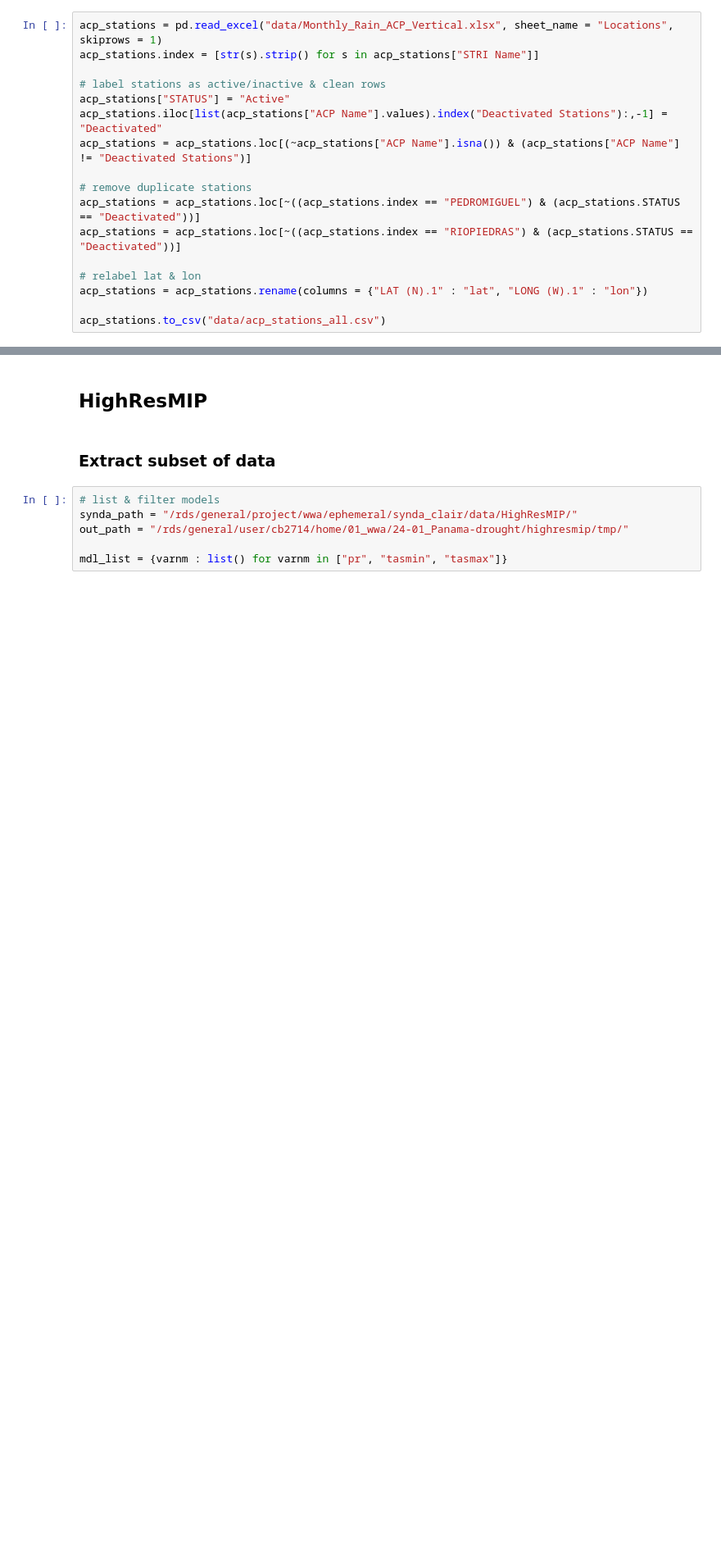
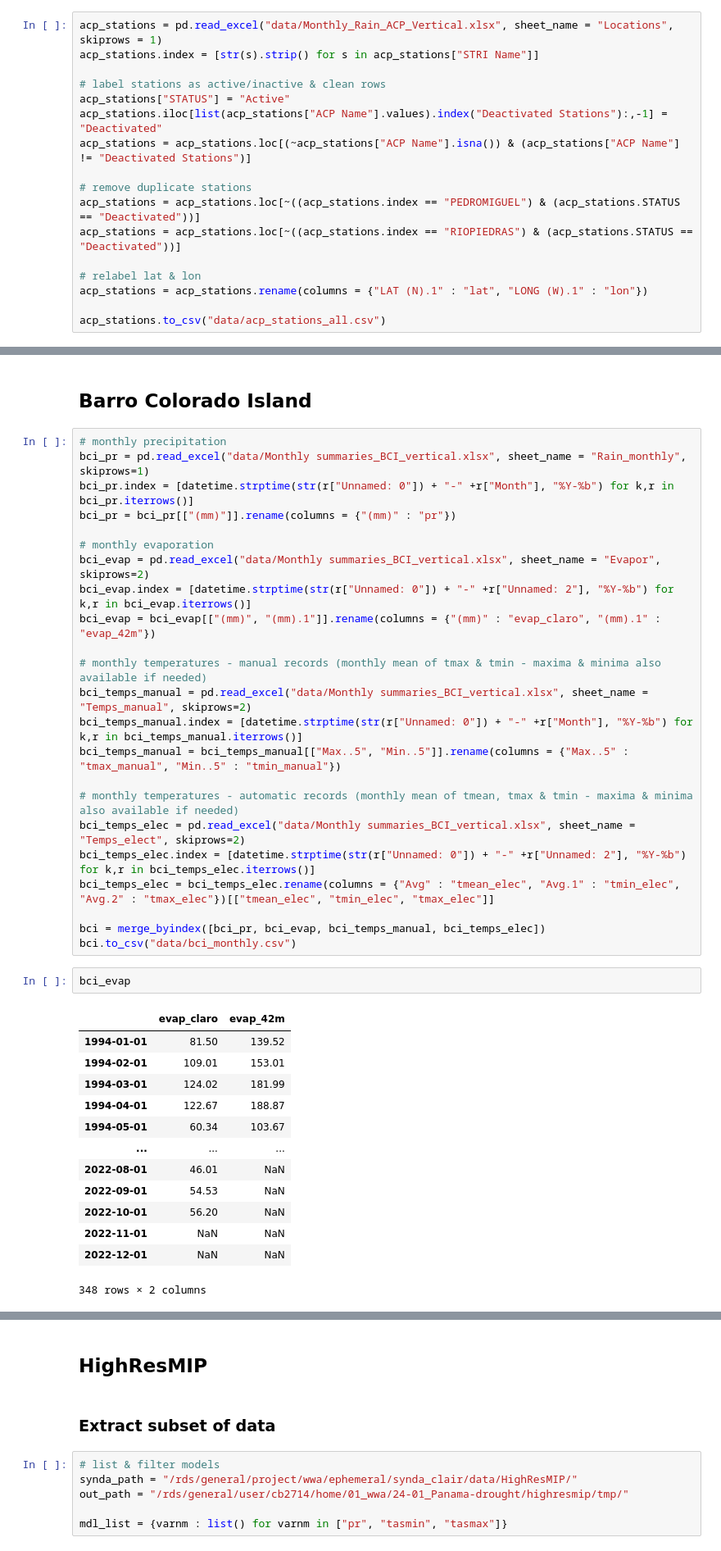
Before and after one commit to clairbarnes/wwa-current, a Jupyter notebook: 24-03_Panama-drought/panama-drought_0P_pre-processing.ipynb, the cells around one changed output, grey strips where cells are left out. Shown at 82% size. Cells and saved outputs as stored; diff of their text form; blank space fills up the shorter version.

Commit message:
Compiled all station data (STRI & ACP)

```diff
--- a/24-03_Panama-drought/panama-drought_0P_pre-processing.ipynb
+++ b/24-03_Panama-drought/panama-drought_0P_pre-processing.ipynb
@@ -228,0 +309,41 @@ acp_stations[["ACP Name", "STRI Name", "ELE (m)", "lat", "lon"]].to_csv("data/ac
+# %% [markdown]
+## Barro Colorado Island
+# %%
+# monthly precipitation
+bci_pr = pd.read_excel("data/Monthly summaries_BCI_vertical.xlsx", sheet_name = "Rain_monthly", skiprows=1)
+bci_pr.index = [datetime.strptime(str(r["Unnamed: 0"]) + "-" +r["Month"], "%Y-%b") for k,r in bci_pr.iterrows()]
+bci_pr = bci_pr[["(mm)"]].rename(columns = {"(mm)" : "pr"})
+
+# monthly evaporation
+bci_evap = pd.read_excel("data/Monthly summaries_BCI_vertical.xlsx", sheet_name = "Evapor", skiprows=2)
+bci_evap.index = [datetime.strptime(str(r["Unnamed: 0"]) + "-" +r["Unnamed: 2"], "%Y-%b") for k,r in bci_evap.iterrows()]
+bci_evap = bci_evap[["(mm)", "(mm).1"]].rename(columns = {"(mm)" : "evap_claro", "(mm).1" : "evap_42m"})
+
+# monthly temperatures - manual records (monthly mean of tmax & tmin - maxima & minima also available if needed)
+bci_temps_manual = pd.read_excel("data/Monthly summaries_BCI_vertical.xlsx", sheet_name = "Temps_manual", skiprows=2)
+bci_temps_manual.index = [datetime.strptime(str(r["Unnamed: 0"]) + "-" +r["Month"], "%Y-%b") for k,r in bci_temps_manual.iterrows()]
+bci_temps_manual = bci_temps_manual[["Max..5", "Min..5"]].rename(columns = {"Max..5" : "tmax_manual", "Min..5" : "tmin_manual"})
+
+# monthly temperatures - automatic records (monthly mean of tmean, tmax & tmin - maxima & minima also available if needed)
+bci_temps_elec = pd.read_excel("data/Monthly summaries_BCI_vertical.xlsx", sheet_name = "Temps_elect", skiprows=2)
+bci_temps_elec.index = [datetime.strptime(str(r["Unnamed: 0"]) + "-" +r["Unnamed: 2"], "%Y-%b") for k,r in bci_temps_elec.iterrows()]
+bci_temps_elec = bci_temps_elec.rename(columns = {"Avg" : "tmean_elec", "Avg.1" : "tmin_elec", "Avg.2" : "tmax_elec"})[["tmean_elec", "tmin_elec", "tmax_elec"]]
+
+bci = merge_byindex([bci_pr, bci_evap, bci_temps_manual, bci_temps_elec])
+bci.to_csv("data/bci_monthly.csv")
+# %%
+bci_evap
+# %% [output]
+|  | evap_claro | evap_42m |
+| 1994-01-01 | 81.50 | 139.52 |
+| 1994-02-01 | 109.01 | 153.01 |
+| 1994-03-01 | 124.02 | 181.99 |
+| 1994-04-01 | 122.67 | 188.87 |
+| 1994-05-01 | 60.34 | 103.67 |
+| ... | ... | ... |
+| 2022-08-01 | 46.01 | NaN |
+| 2022-09-01 | 54.53 | NaN |
+| 2022-10-01 | 56.20 | NaN |
+| 2022-11-01 | NaN | NaN |
+| 2022-12-01 | NaN | NaN |
+348 rows × 2 columns
```
Also changed, not shown: parts of 26 cells of this notebook.
